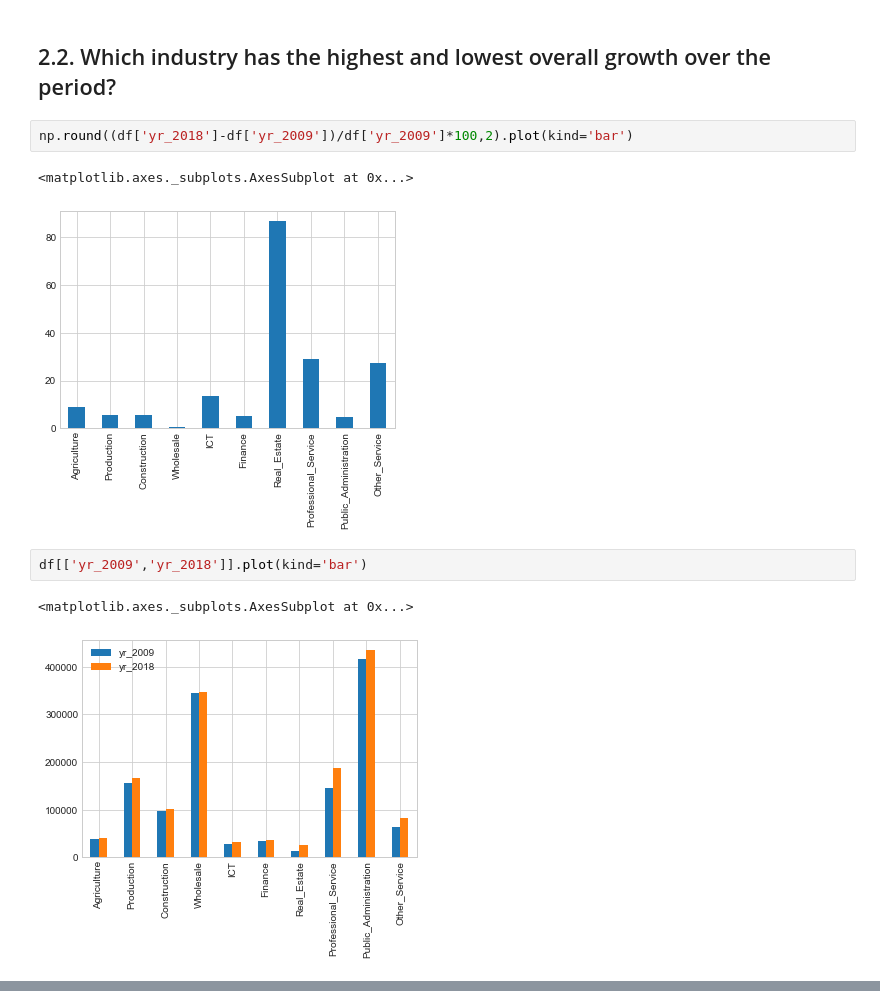
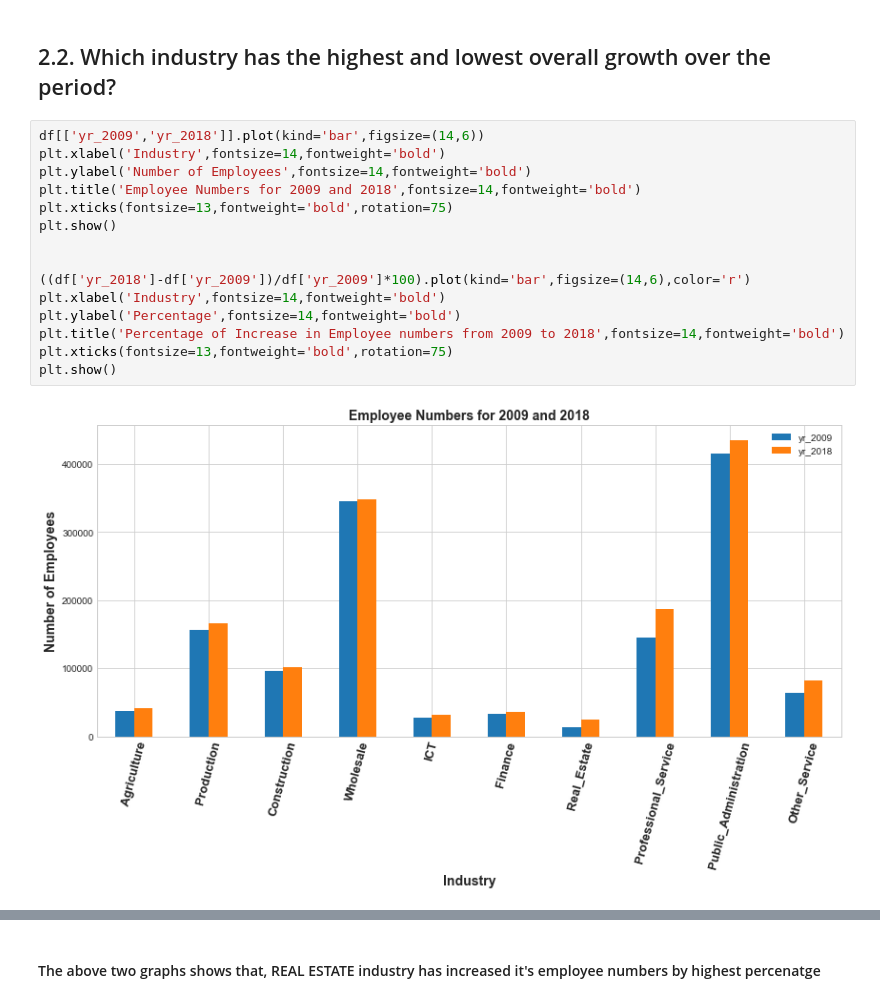
Before and after one commit to sriharsha-ramaraju/WelshEmploymentStats, a Jupyter notebook: WelshStats.ipynb, the cells around one changed output, grey strips where cells are left out. Saved outputs shown, nothing was run; the diff lists cells and outputs as text.

```diff
--- a/WelshStats.ipynb
+++ b/WelshStats.ipynb
@@ -157,13 +157,20 @@ plt.show()
 #### Over the period of 2009-2018, the lowest number of workers are employed by REAL ESTATE industry
 # %% [markdown]
 ## 2.2.	Which industry has the highest and lowest overall growth over the period?
-# %%
-np.round((df['yr_2018']-df['yr_2009'])/df['yr_2009']*100,2).plot(kind='bar')
-# %% [output]
-<matplotlib.axes._subplots.AxesSubplot at 0x...>
-[figure, removed]
-# %%
-df[['yr_2009','yr_2018']].plot(kind='bar')
-# %% [output]
-<matplotlib.axes._subplots.AxesSubplot at 0x...>
-[figure, removed]
+# %%
+df[['yr_2009','yr_2018']].plot(kind='bar',figsize=(14,6))
+plt.xlabel('Industry',fontsize=14,fontweight='bold')
+plt.ylabel('Number of Employees',fontsize=14,fontweight='bold')
+plt.title('Employee Numbers for 2009 and 2018',fontsize=14,fontweight='bold')
+plt.xticks(fontsize=13,fontweight='bold',rotation=75)
+plt.show()
+
+
+((df['yr_2018']-df['yr_2009'])/df['yr_2009']*100).plot(kind='bar',figsize=(14,6),color='r')
+plt.xlabel('Industry',fontsize=14,fontweight='bold')
+plt.ylabel('Percentage',fontsize=14,fontweight='bold')
+plt.title('Percentage of Increase in Employee numbers from 2009 to 2018',fontsize=14,fontweight='bold')
+plt.xticks(fontsize=13,fontweight='bold',rotation=75)
+plt.show()
+# %% [output]
+[figure, added]
@@ -169,0 +178,2 @@ df[['yr_2009','yr_2018']].plot(kind='bar')
+# %% [markdown]
+#### The above two graphs shows that, REAL ESTATE industry has increased it's employee numbers by highest percenatge
```
Also changed, not shown: parts of 1 cell of this notebook.
